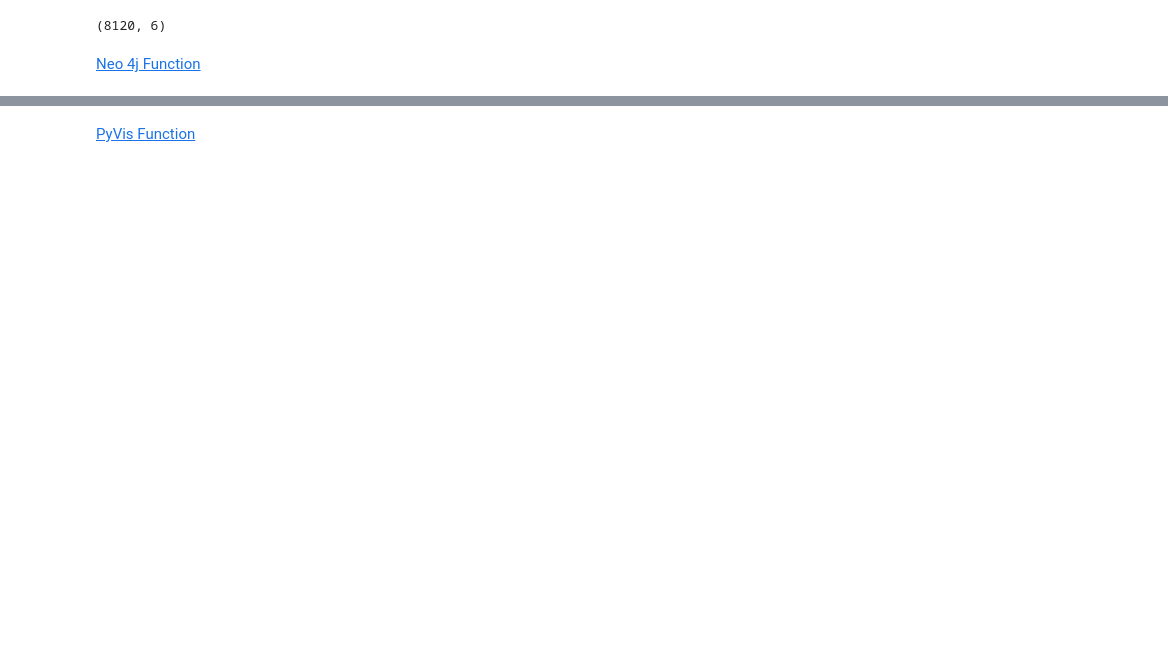
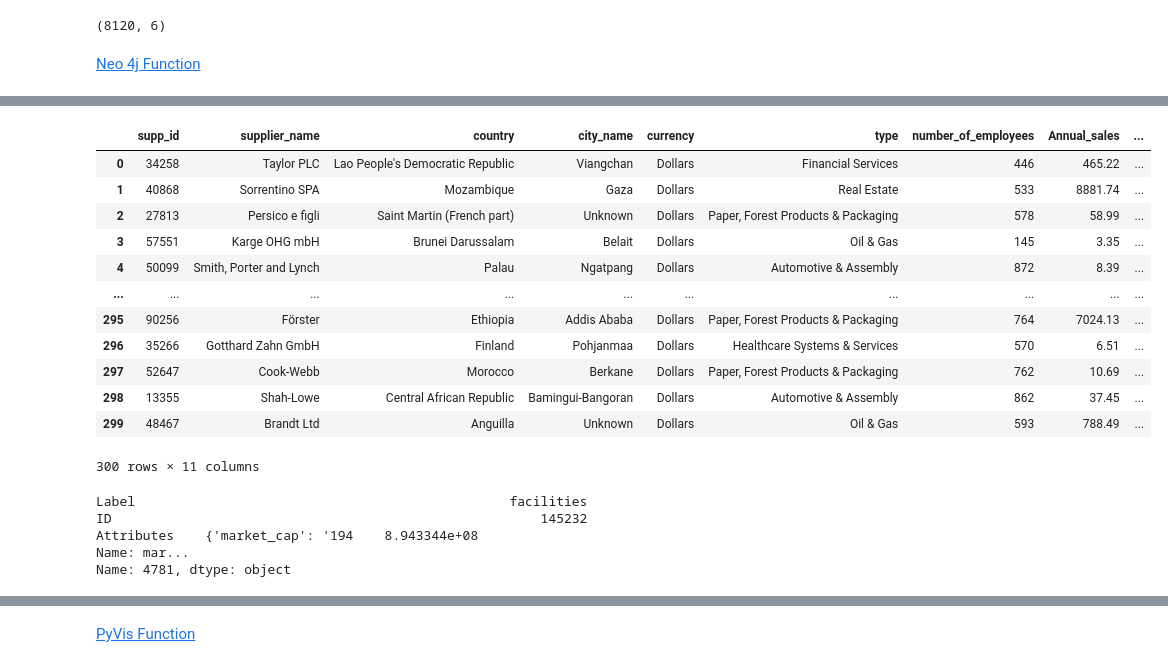
Before and after one commit to omargalal20/Supply-Chain-Data-Analysis, a Jupyter notebook: DataAnalysis.ipynb, the cells around one changed output, grey strips where cells are left out. Drawn from its saved outputs; the diff is of its cells as text; code cells hidden in the pictures; blank space fills up the shorter version.

```diff
--- a/DataAnalysis.ipynb
+++ b/DataAnalysis.ipynb
@@ -1190,0 +1235,25 @@ durationAndDistanceData
+# %%
+All_dfs['supplier']
+# %% [output]
+|  | supp_id | supplier_name | country | city_name | currency | type | number_of_employees | Annual_sales | ... |
+| 0 | 34258 | Taylor PLC | Lao People's Democratic Republic | Viangchan | Dollars | Financial Services | 446 | 465.22 | ... |
+| 1 | 40868 | Sorrentino SPA | Mozambique | Gaza | Dollars | Real Estate | 533 | 8881.74 | ... |
+| 2 | 27813 | Persico e figli | Saint Martin (French part) | Unknown | Dollars | Paper, Forest Products & Packaging | 578 | 58.99 | ... |
+| 3 | 57551 | Karge OHG mbH | Brunei Darussalam | Belait | Dollars | Oil & Gas | 145 | 3.35 | ... |
+| 4 | 50099 | Smith, Porter and Lynch | Palau | Ngatpang | Dollars | Automotive & Assembly | 872 | 8.39 | ... |
+| ... | ... | ... | ... | ... | ... | ... | ... | ... | ... |
+| 295 | 90256 | Förster | Ethiopia | Addis Ababa | Dollars | Paper, Forest Products & Packaging | 764 | 7024.13 | ... |
+| 296 | 35266 | Gotthard Zahn GmbH | Finland | Pohjanmaa | Dollars | Healthcare Systems & Services | 570 | 6.51 | ... |
+| 297 | 52647 | Cook-Webb | Morocco | Berkane | Dollars | Paper, Forest Products & Packaging | 762 | 10.69 | ... |
+| 298 | 13355 | Shah-Lowe | Central African Republic | Bamingui-Bangoran | Dollars | Automotive & Assembly | 862 | 37.45 | ... |
+| 299 | 48467 | Brandt Ltd | Anguilla | Unknown | Dollars | Oil & Gas | 593 | 788.49 | ... |
+300 rows × 11 columns
+# %%
+# nodes_df.query("Label == 'supplier'")
+nodes_df.iloc[4781]
+# %% [output]
+Label                                                facilities
+ID                                                       145232
+Attributes    {'market_cap': '194    8.943344e+08
+Name: mar...
+Name: 4781, dtype: object
```
Also changed, not shown: parts of 24 cells of this notebook, 3 other files.
